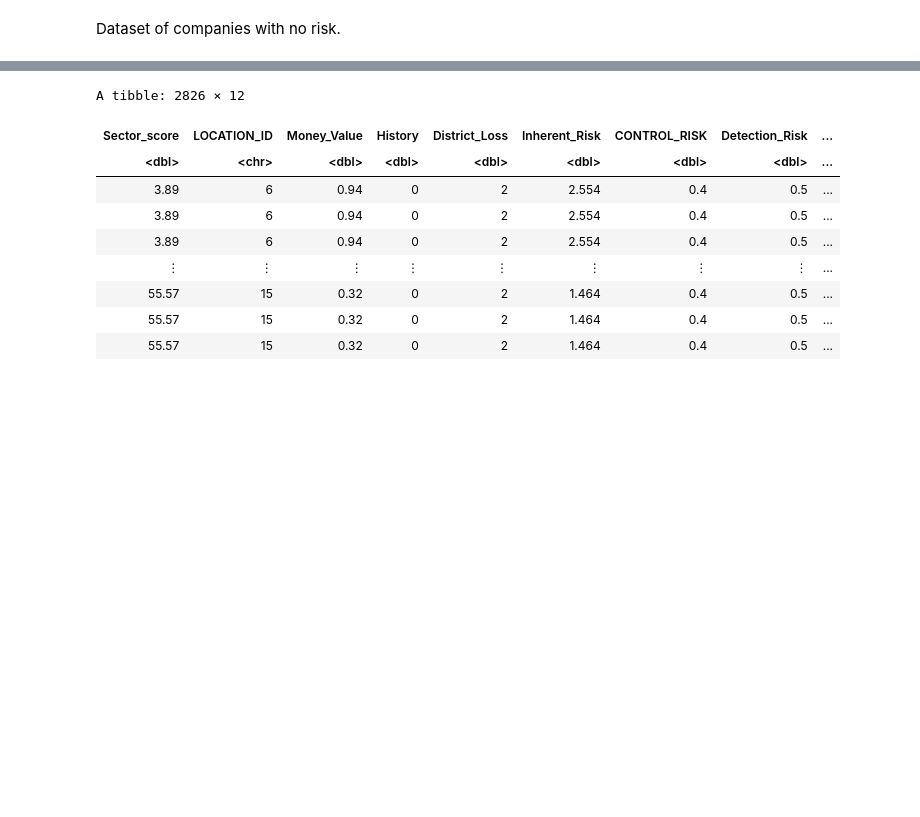
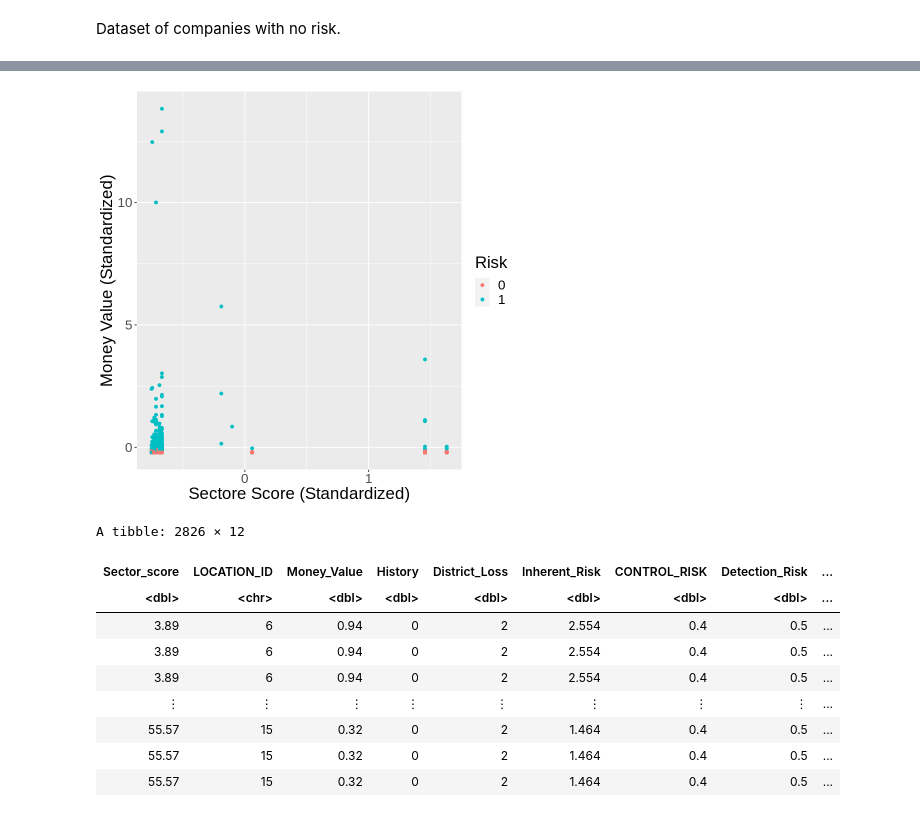
Before and after one commit to Leoliuubc/dsci-100-project-group43, a Jupyter notebook: group_proposal.ipynb, the cells around one changed output, grey strips where cells are left out. Saved outputs shown, nothing was run; the diff lists cells and outputs as text; code cells hidden in the pictures; blank space fills up the shorter version.

Commit message:
(Standardized) value and a initial plot

```diff
--- a/group_proposal.ipynb
+++ b/group_proposal.ipynb
@@ -54,0 +55,6 @@ Dataset of companies with no risk.
+# %%
+risk_data <- audit_risk |>
+                select(LOCATION_ID,Sector_score,Money_Value,History,District_Loss,contains("Risk")) |>
+                mutate(Sector_score = (Sector_score-mean(Sector_score, na.rm = TRUE))/sd(Sector_score, na.rm = TRUE)) |>
+                mutate(Money_Value = (Money_Value-mean(Money_Value, na.rm = TRUE))/sd(Money_Value, na.rm = TRUE))
+risk_data
@@ -54,0 +72,8 @@ Dataset of companies with no risk.
+# %%
+risk_plot <- risk_data |>
+                ggplot(aes(x = Sector_score, y = Money_Value, color = as_factor(Risk))) +
+                geom_point() +
+                labs(x = "Sectore Score (Standardized)", y = "Money Value (Standardized)", color = "Risk") +
+                theme(text = element_text(size = 20))
+risk_plot
+# %% [output]
@@ -55,3 +82,4 @@ Dataset of companies with no risk.
+[figure, added]
 # %%
 audit_risk_0 <- audit_risk |>
 filter(Risk == 0)|>
```
Also changed, not shown: parts of 5 cells of this notebook.
